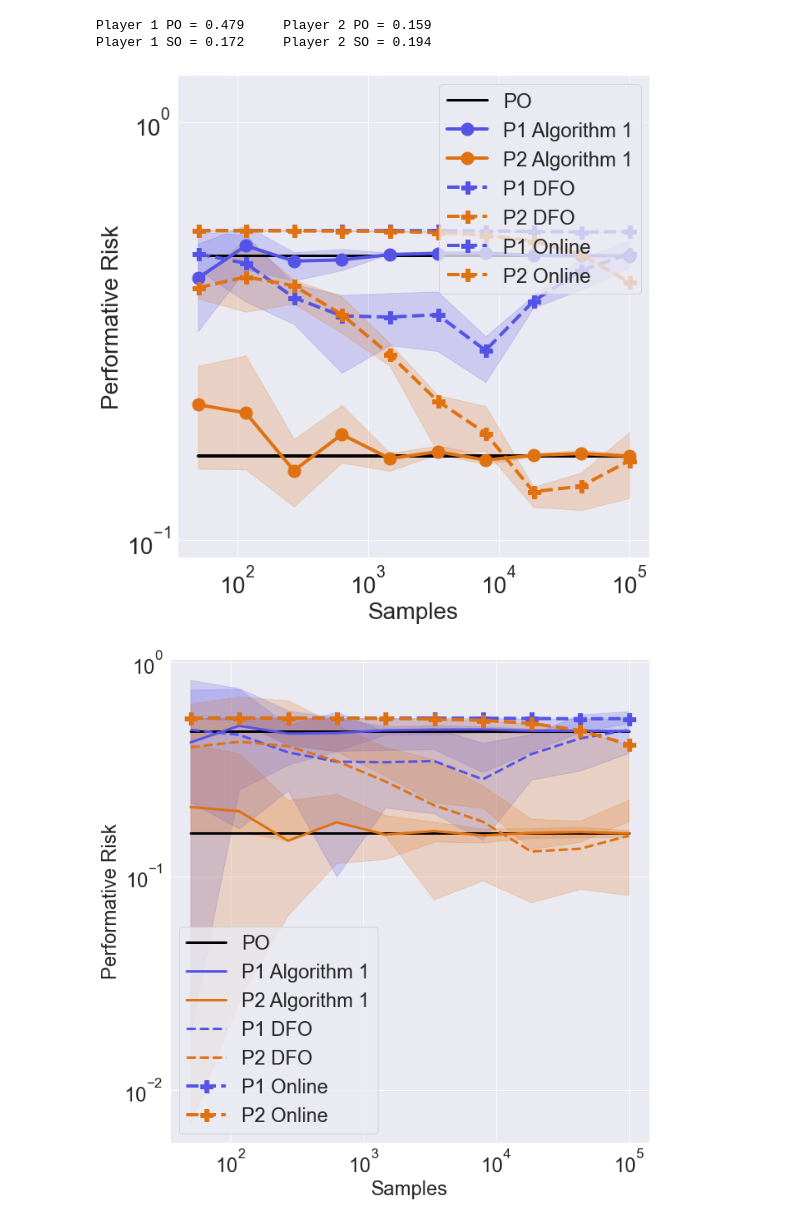
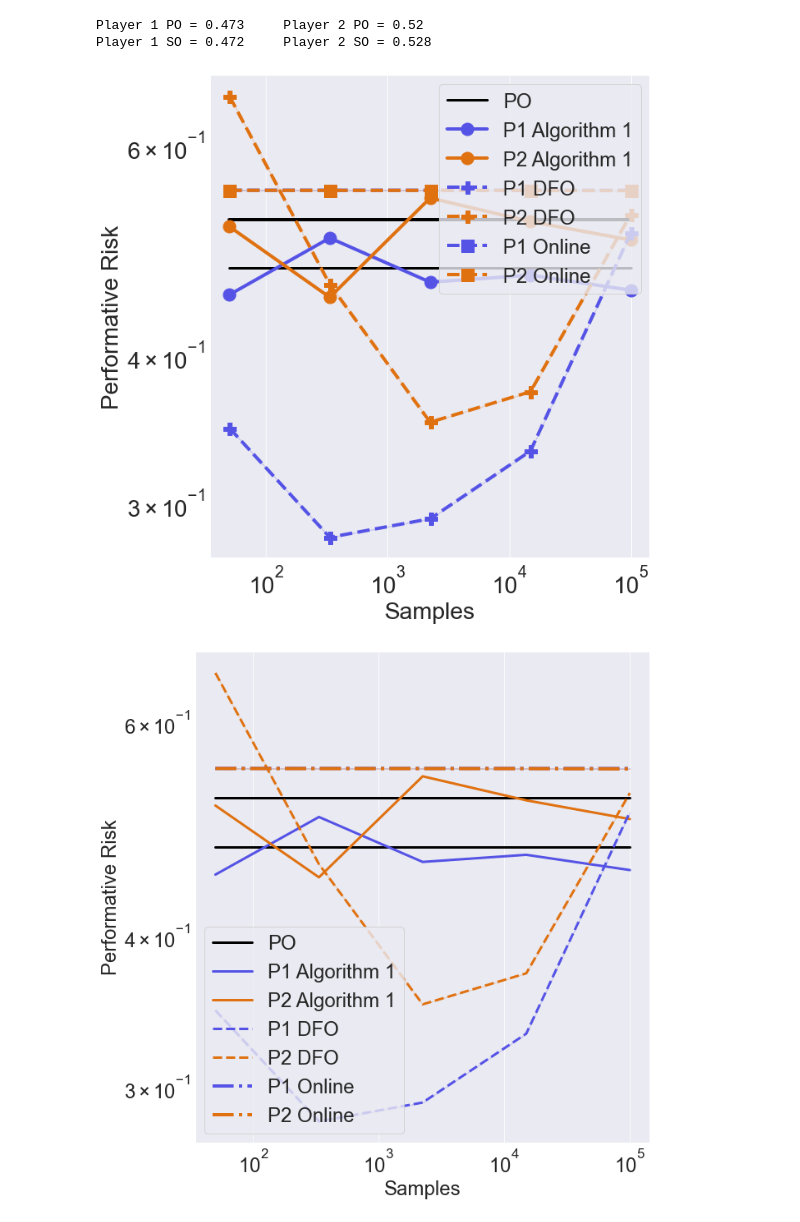
Before and after one commit to evanjfaulkner/DD-Games, a Jupyter notebook: Notebooks/nash_convergence.ipynb, the cells around one changed output. Drawn from its saved outputs; the diff is of its cells as text; code cells hidden in the pictures.

```diff
--- a/Notebooks/nash_convergence.ipynb
+++ b/Notebooks/nash_convergence.ipynb
@@ -23,12 +23,12 @@ sns.set_style('darkgrid')
 plt.rcParams['font.size'] = 20
 plt.rcParams['axes.linewidth'] = 3
 # %%
-np.random.seed(63)
+np.random.seed(0)
 
 d_1 = 2  # Dimension of each player's data/strategy
 d_2 = 2
 
-epsilon_0 = 0.1
+epsilon_0 = 1
 epsilon_1 = 1  # Epsilon sensitivity parameters
 epsilon_2 = 1
 
@@ -59,8 +59,8 @@ p1_data_generating_func = sample_from_location_family
 p2_data_params = (Sigma_x_p2, sigma_y_p2, beta_p2, mu_p2, gamma_p2)
 p2_data_generating_func = sample_from_location_family
 
-N1 = 10
-N2 = 10
+N1 = 1
+N2 = 5
 
 num_rounds_lst = np.logspace(1.7,5,N2,dtype='int')
 # num_rounds_lst = [50, 100, 500, 1000, 5000, 10000, 50000, 100000]
@@ -96,7 +96,7 @@ for j in trange(N1):
             p2_risks[j,np.where(num_rounds_lst==i)] = PR_2_oracle
 
             theta_final_p1[j,np.where(num_rounds_lst==i)] = game_dfo.theta_p1
-            theta_final_p2[j,np.where(num_rounds_lst==i)] = game_dfo.theta_p2dfo_vs_2stage_convergence
+            theta_final_p2[j,np.where(num_rounds_lst==i)] = game_dfo.theta_p2
 # %%
 p3_risks = np.zeros((N1,N2))
 p4_risks = np.zeros((N1,N2))
@@ -192,9 +192,9 @@ p6_risks = np.zeros((N1,N2))
 theta_final_p5 = np.zeros((N1,N2,d_1))
 theta_final_p6 = np.zeros((N1,N2,d_2))
 
-nu = 1e-3
-eta = 1e-2
-n = 100
+nu = 1e-1
+eta = 1e-1
+n = 10000
 B = 1
 R = 1e6
 num_rounds = num_rounds_lst[-1]
@@ -225,14 +225,14 @@ for k in trange(N1):
             x_6k.append(z_6k[0])
             y_6k.append(z_6k[1])
 
-        player_five.q_history.append(np.array(x_5k).reshape((d_1,-1)))
-        player_six.q_history.append(np.array(x_6k).reshape((d_2,-1)))
         player_five.data_history.append(np.array(y_5k).reshape((1,-1)))
         player_six.data_history.append(np.array(y_6k).reshape((1,-1)))
         player_five.theta_other_history.append(theta_6)
         player_five.u_other_history.append(u_6k)
         player_six.theta_other_history.append(theta_5)
         player_six.u_other_history.append(u_5k)
+        q_5k = player_five.compute_aux_q()
+        q_6k = player_six.compute_aux_q()
         p_5 = player_five.update_p()
         p_6 = player_six.update_p()
         mu_hat_5 = p_5[:,:d_1].T
@@ -247,6 +247,8 @@ for k in trange(N1):
         game_online.theta_p2 = player_six.update_theta(grad_6)
         if i*n >= num_rounds_lst[l]:
 #             print(np.linalg.norm(mu_hat_5-mu_p1.reshape((-1,1))))
+            print(mu_hat_5)
+            print(mu_p1.reshape((-1,1)))
             p5_risks[k,l], p6_risks[k,l] = game_online.evaluate_closed_perf_risk()
             theta_final_p5[k,l,:] = game_online.theta_p1.squeeze()
             theta_final_p6[k,l,:] = game_online.theta_p2.squeeze()
@@ -270,8 +293,8 @@ game.theta_p1, game.theta_p2 = game.solve_social_opt()
 SO_1, SO_2 = game.evaluate_closed_perf_risk()
 print(f'Player 1 SO = {SO_1.round(3)}\tPlayer 2 SO = {SO_2.round(3)}')
 # %% [output]
-Player 1 PO = 0.479     Player 2 PO = 0.159
-Player 1 SO = 0.172     Player 2 SO = 0.194
+Player 1 PO = 0.473     Player 2 PO = 0.52
+Player 1 SO = 0.472     Player 2 SO = 0.528
 # %%
 plt.rcParams['font.size'] = 28
 plt.rcParams['axes.linewidth'] = 4
@@ -328,12 +351,12 @@ plt.fill_between(num_rounds_lst, np.sort(p2_risks,axis=0)[math.floor(N1*0.34)],
                  alpha=0.2, color='#E07110')
 
 plt.loglog(num_rounds_lst, np.nanmean(p5_risks,axis=0),
-           '--', color='#5553E6', label='P1 Online', lw=4, marker='P',markersize=15)
+           '--', color='#5553E6', label='P1 Online', lw=4, marker='s',markersize=15)
 plt.fill_between(num_rounds_lst, np.sort(p5_risks,axis=0)[math.floor(N1*0.34)],
                  np.sort(p5_risks,axis=0)[-math.ceil(N1*0.34)],
                  alpha=0.2, color='#5553E6')
 plt.loglog(num_rounds_lst, np.nanmean(p6_risks,axis=0),
-           '--', color='#E07110', label='P2 Online', lw=4, marker='P',markersize=15)
+           '--', color='#E07110', label='P2 Online', lw=4, marker='s',markersize=15)
 plt.fill_between(num_rounds_lst, np.sort(p6_risks,axis=0)[math.floor(N1*0.34)],
                  np.sort(p6_risks,axis=0)[-math.ceil(N1*0.34)],
                  alpha=0.2, color='#E07110')
@@ -341,12 +364,12 @@ plt.fill_between(num_rounds_lst, np.sort(p6_risks,axis=0)[math.floor(N1*0.34)],
 plt.ylabel("Performative Risk")
 plt.xlabel("Samples")
 plt.legend(loc='upper right',fontsize=24)
-plt.ylim(0.09,1.3)
+# plt.ylim(0.09,1.3)
 plt.tight_layout()
 plt.savefig('../figures/dfo_vs_2stage_convergence.pdf', format='pdf')
 plt.show()
 # %% [output]
-[figure, old version]
+[figure, new version]
 # %%
 plt.rcParams['font.size'] = 24
 plt.rcParams['axes.linewidth'] = 3
@@ -366,38 +389,38 @@ plt.loglog(num_rounds_lst, np.nanmean(p4_risks,axis=0),
            '-', color='#E07110', label='P2 Algorithm 1', lw=3)
 plt.fill_between(num_rounds_lst, np.nanmean(p4_risks,axis=0)-2*np.sqrt(np.nanvar(p4_risks,axis=0)),
                  np.nanmean(p4_risks,axis=0)+2*np.sqrt(np.nanvar(p4_risks,axis=0)),
                  alpha=0.2, color='#E07110')
 
 plt.loglog(num_rounds_lst, np.nanmean(p1_risks,axis=0),
            '--', color='#5553E6', label='P1 DFO', lw=3)
 plt.fill_between(num_rounds_lst, np.nanmean(p1_risks,axis=0)-2*np.sqrt(np.nanvar(p1_risks,axis=0)),
                  np.nanmean(p1_risks,axis=0)+2*np.sqrt(np.nanvar(p1_risks,axis=0)),
                  alpha=0.2, color='#5553E6')
 plt.loglog(num_rounds_lst, np.nanmean(p2_risks,axis=0),
            '--', color='#E07110', label='P2 DFO', lw=3)
 plt.fill_between(num_rounds_lst, np.nanmean(p2_risks,axis=0)-2*np.sqrt(np.nanvar(p2_risks,axis=0)),
                  np.nanmean(p2_risks,axis=0)+2*np.sqrt(np.nanvar(p2_risks,axis=0)),
                  alpha=0.2, color='#E07110')
 
 plt.loglog(num_rounds_lst, np.nanmean(p5_risks,axis=0),
-           '--', color='#5553E6', label='P1 Online', lw=4, marker='P',markersize=15)
+           '-.', color='#5553E6', label='P1 Online', lw=4)
 plt.fill_between(num_rounds_lst, np.sort(p5_risks,axis=0)[math.floor(N1*0.34)],
-                 np.sort(p1_risks,axis=0)[-math.ceil(N1*0.34)],
+                 np.sort(p5_risks,axis=0)[-math.ceil(N1*0.34)],
                  alpha=0.2, color='#5553E6')
 plt.loglog(num_rounds_lst, np.nanmean(p6_risks,axis=0),
-           '--', color='#E07110', label='P2 Online', lw=4, marker='P',markersize=15)
+           '-.', color='#E07110', label='P2 Online', lw=4)
 plt.fill_between(num_rounds_lst, np.sort(p6_risks,axis=0)[math.floor(N1*0.34)],
-                 np.sort(p2_risks,axis=0)[-math.ceil(N1*0.34)],
+                 np.sort(p6_risks,axis=0)[-math.ceil(N1*0.34)],
                  alpha=0.2, color='#E07110')
 
 plt.ylabel("Performative Risk")
 plt.xlabel("Samples")
 plt.legend(loc='best',fontsize=24)
 plt.savefig('../figures/dfo_vs_2stage_convergence_var.pdf', format='pdf')
 plt.tight_layout()
 plt.show()
 # %% [output]
-[figure, old version]
+[figure, new version]
 # %%
 np.mean(np.linalg.norm(theta_final_p5-theta_PO_1,axis=2),axis=0)
 # %% [output]
```
Also changed, not shown: parts of 2 cells of this notebook, 12 other files.
